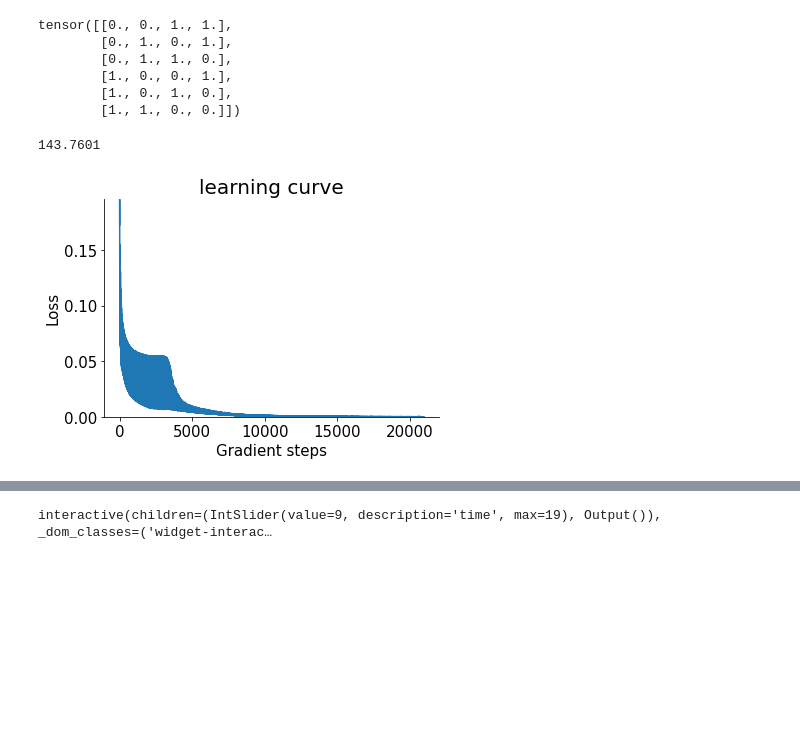
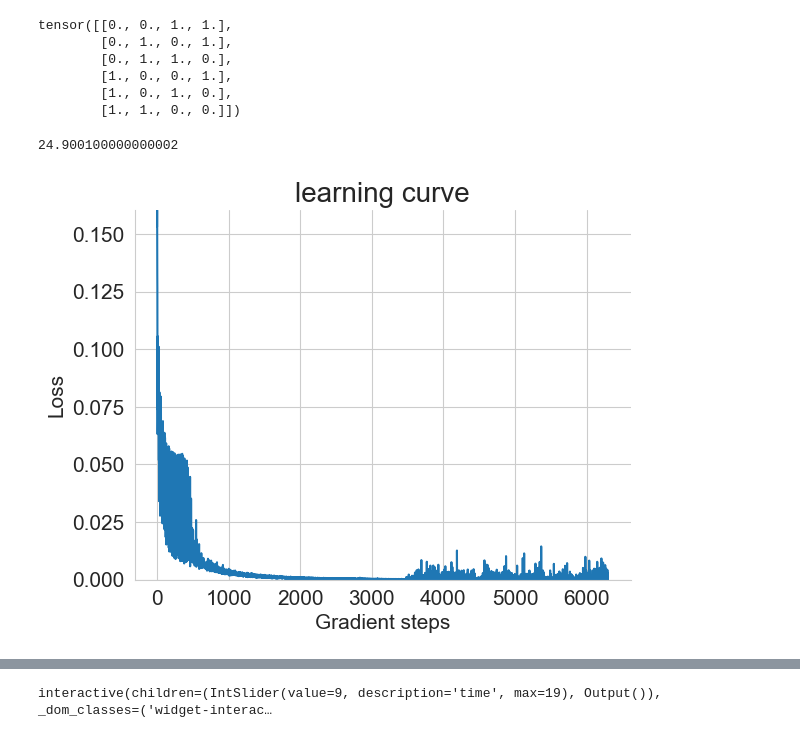
Before and after one commit to Milstein-Lab/EIANN, a Jupyter notebook: notebooks/FBI_network/FBI_RNN_tau.ipynb, the cells around one changed output, grey strips where cells are left out. Drawn from its saved outputs; the diff is of its cells as text; code cells hidden in the pictures; blank space fills up the shorter version.

```diff
--- a/notebooks/FBI_network/FBI_RNN_tau.ipynb
+++ b/notebooks/FBI_network/FBI_RNN_tau.ipynb
@@ -125,31 +125,31 @@ class FBI_RNN(nn.Module):
 # %%
 # Initialize RNN
 input_size = 7
 output_size = n_choose_k(7,2)
 fbi_size = 7
-tau = 4
+tau = 3
 
 model = FBI_RNN(input_size, output_size, fbi_size, tau)
 
 # Train network
-num_epochs = 1000
-num_timesteps = 20
-eval_step = 19
+num_epochs = 300
+num_timesteps = 10
+eval_step = 9
 num_BPTT_steps = 0 #how many steps in the past to backpropagate the error
-lr = 0.001
+lr = 0.01
 
 all_patterns = n_hot_patterns(n=2,length=input_size)
 
 output_history, fbi_history, loss_history = model.train(num_epochs, num_timesteps, num_BPTT_steps, all_patterns, lr)
 
 plt.plot(loss_history)
 plt.xlabel('Gradient steps')
 plt.ylabel('Loss')
 plt.ylim([0,torch.max(loss_history)])
 plt.title('learning curve',fontsize=20)
 
 sns.despine()
 plt.show()
 # %% [output]
-143.7601
+24.900100000000002
-[figure, old version]
+[figure, new version]
```
Also changed, not shown: parts of 2 cells of this notebook, 5 other files.
